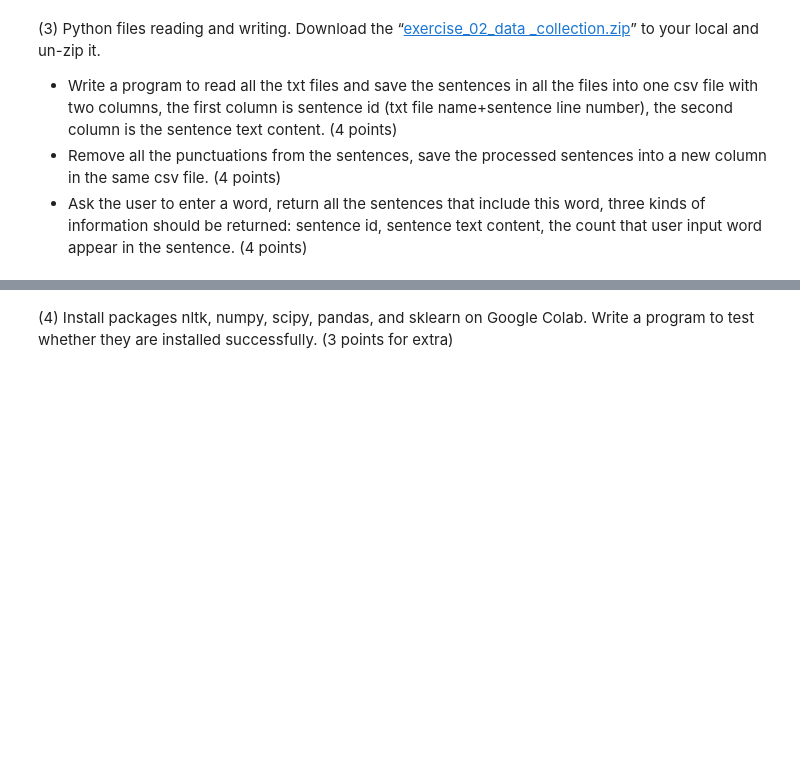
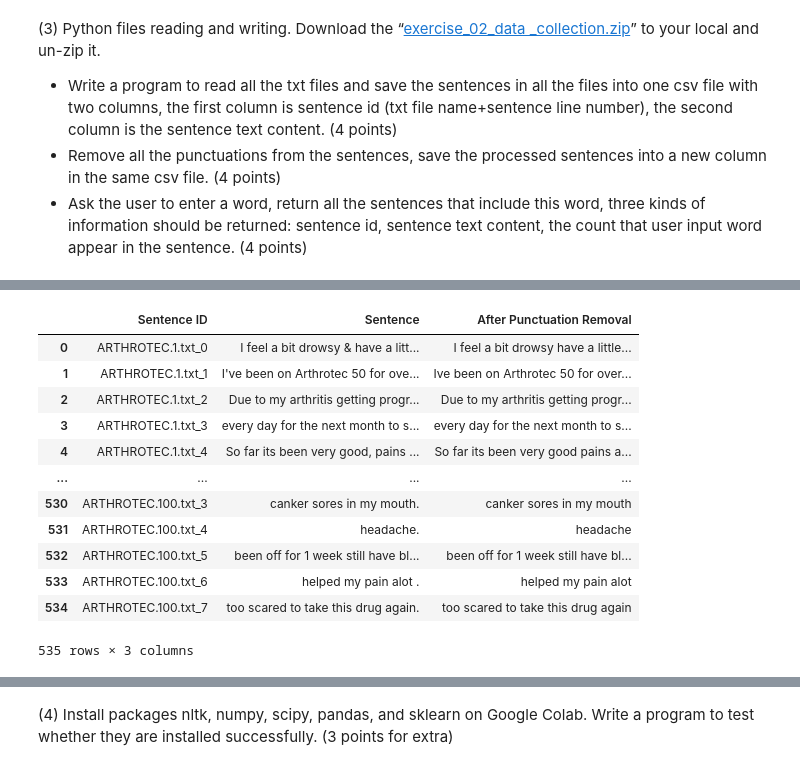
Before and after one commit to divyaseri/divya_INFO5731_Fall2020, a Jupyter notebook: In_class_exercise_02.ipynb, the cells around one changed output, grey strips where cells are left out. Cells and saved outputs as stored; diff of their text form; code cells hidden in the pictures; blank space fills up the shorter version.

```diff
--- a/In_class_exercise_02.ipynb
+++ b/In_class_exercise_02.ipynb
@@ -57,0 +94,21 @@ while sun.year == year:
+# %%
+
+import string
+df['After Punctuation Removal'] = df['Sentence'].apply(lambda x:''.join([i for i in x
+                                                  if i not in string.punctuation]))
+df.to_csv('output_file.csv', index = False)
+df
+# %% [output]
+|  | Sentence ID | Sentence | After Punctuation Removal |
+| 0 | ARTHROTEC.1.txt_0 | I feel a bit drowsy & have a litt... | I feel a bit drowsy have a little... |
+| 1 | ARTHROTEC.1.txt_1 | I've been on Arthrotec 50 for ove... | Ive been on Arthrotec 50 for over... |
+| 2 | ARTHROTEC.1.txt_2 | Due to my arthritis getting progr... | Due to my arthritis getting progr... |
+| 3 | ARTHROTEC.1.txt_3 | every day for the next month to s... | every day for the next month to s... |
+| 4 | ARTHROTEC.1.txt_4 | So far its been very good, pains ... | So far its been very good pains a... |
+| ... | ... | ... | ... |
+| 530 | ARTHROTEC.100.txt_3 | canker sores in my mouth. | canker sores in my mouth |
+| 531 | ARTHROTEC.100.txt_4 | headache. | headache |
+| 532 | ARTHROTEC.100.txt_5 | been off for 1 week still have bl... | been off for 1 week still have bl... |
+| 533 | ARTHROTEC.100.txt_6 | helped my pain alot . | helped my pain alot |
+| 534 | ARTHROTEC.100.txt_7 | too scared to take this drug again. | too scared to take this drug again |
+535 rows × 3 columns
```
Also changed, not shown: parts of 9 cells of this notebook.
